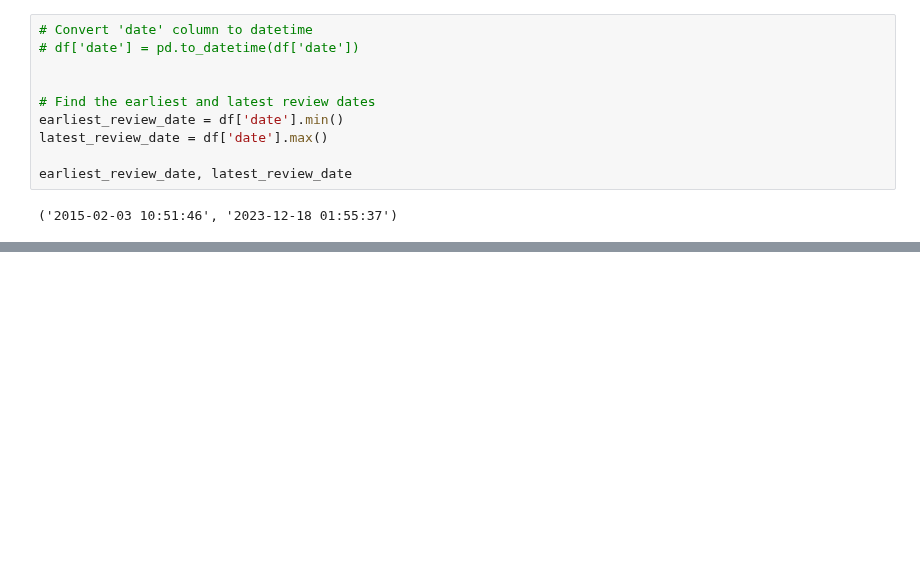
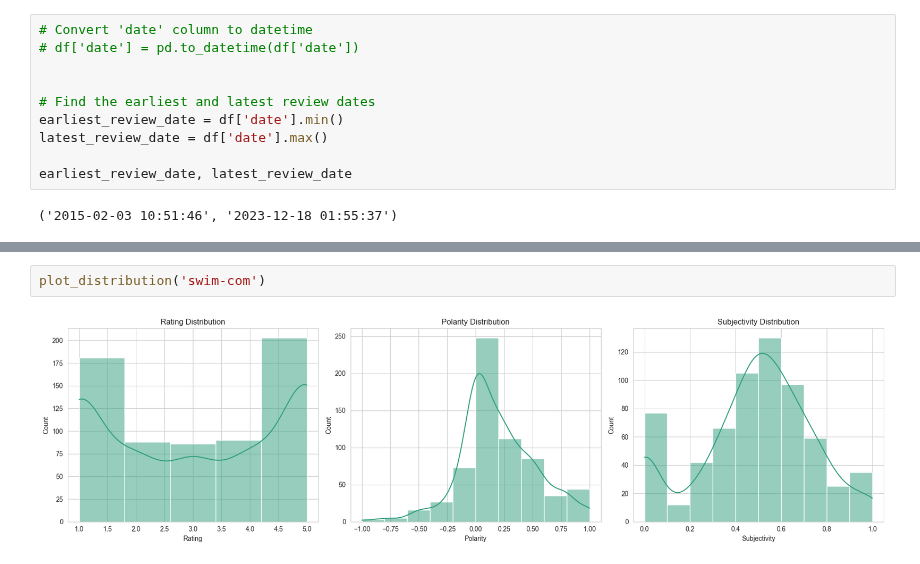
Before and after one commit to momonong/swim-apps-reviews-analysis, a Jupyter notebook: data_mining/cal_reviews.ipynb, the cells around one changed output, grey strips where cells are left out. Cells and saved outputs as stored; diff of their text form; blank space fills up the shorter version.

```diff
--- a/data_mining/cal_reviews.ipynb
+++ b/data_mining/cal_reviews.ipynb
@@ -51,0 +110,4 @@ earliest_review_date, latest_review_date
+# %%
+plot_distribution('swim-com')
+# %% [output]
+[figure, added]
```
Also changed, not shown: parts of 7 cells of this notebook, 8 other files.
